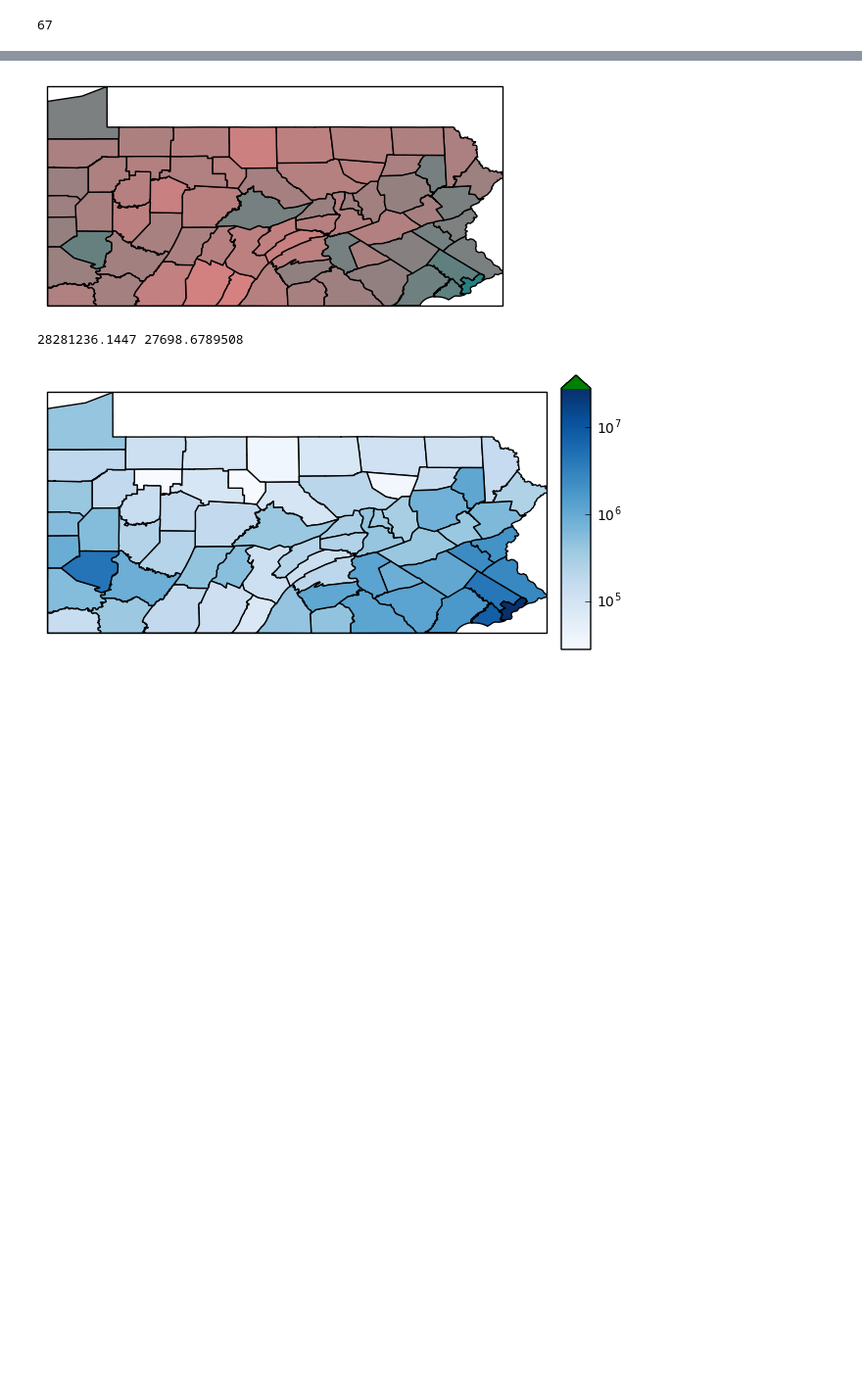
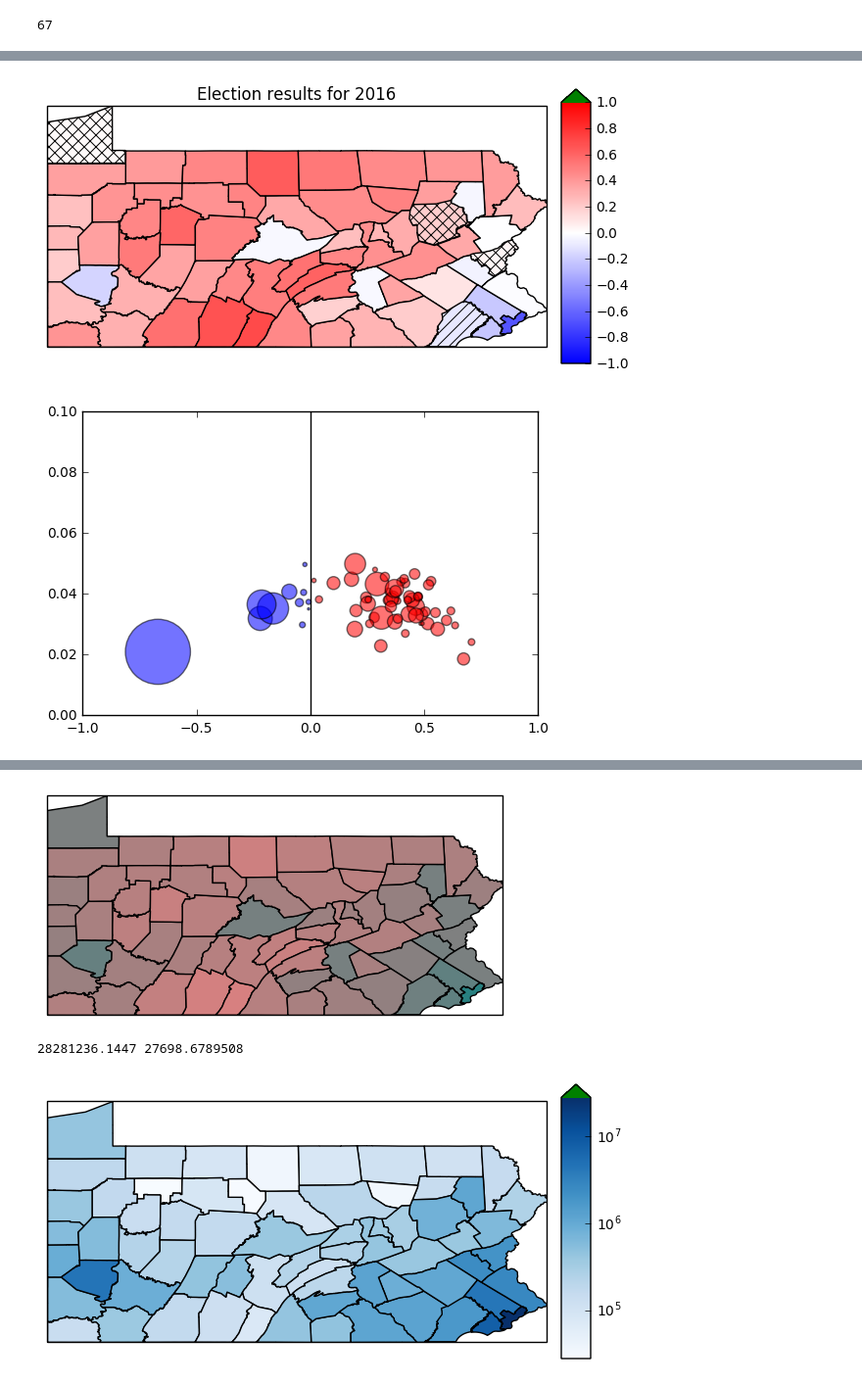
Before and after one commit to oderby/elections_2016, a Jupyter notebook: plot_pa.ipynb, the cells around one changed output, grey strips where cells are left out. Shown at 98% size. Cells and saved outputs as stored; diff of their text form; code cells hidden in the pictures; blank space fills up the shorter version.

```diff
--- a/plot_pa.ipynb
+++ b/plot_pa.ipynb
@@ -60,5 +54,5 @@ from ternary.helpers import simplex_iterator
 # %%
-def plot_pa_data(colors, cmap=None, norm=None, hatch=None):
+def plot_pa_data(colors, title=None, cmap=None, norm=None, hatch=None, show=True):
     if cmap is not None:
         fig = plt.figure()#figsize=(8, 3))
         ax = fig.add_axes([0.05, 0.05, 0.85, 0.9], projection=ccrs.PlateCarree())
@@ -68,14 +62,18 @@ def plot_pa_data(colors, cmap=None, norm=None, hatch=None):
 
     for county,v in COUNTY_SHAPES.items():
         color = colors[county]
-        cf = cfeature.ShapelyFeature([v], ccrs.PlateCarree())
-        kwargs = {"facecolor":color}
+        cf = cfeature.ShapelyFeature([v], ccrs.PlateCarree(), label=county)
+        kwargs = {"facecolor":color, "label": county}
         if hatch is not None and county in hatch:
             kwargs["hatch"] = hatch[county]
-        ax.add_feature(cf, **kwargs)
+        artist = ax.add_feature(cf, **kwargs)
+        artist.set_label(county)
 
     ax.set_extent([-80.5198510000000027,-74.7215190000000007,39.7211469999999949,42.5160720000000012])
     ax.set_aspect(1)
     if cmap is not None:
         cb1 = mpl.colorbar.ColorbarBase(ax2, cmap=cmap, norm=norm, extend='max')
-    plt.show()
+    if title is not None:
+        ax.set_title(title)
+    if show:
+        plt.show()
@@ -158,0 +280,31 @@ voter turnout for state was 68.6% (6006568 of 8755588)
+# %%
+def plot_year_results(year):
+    results = get_year_results(year)
+    counties = results.keys()
+
+    colormap = cm.get_cmap("bwr")
+    colormap.set_bad('orange')
+    colormap.set_over('g')
+    colormap.set_under('k')
+    norm = clrs.Normalize(vmin=-1, vmax=1)
+    sm = cm.ScalarMappable(norm=norm, cmap=colormap)
+
+    colors = {c: sm.to_rgba(results[c]['value'][0]) for c in counties}
+    flipped = {c: '//' if results[c]['winner'] == DEM else 'xx' for c in counties if results[c]['flipped']}
+
+    plot_pa_data(colors, hatch=flipped, title="Election results for " + str(year),
+                cmap=colormap, norm=norm)
+
+    plt.scatter([results[c]['value'][0] for c in counties], [results[c]['value'][1] for c in counties],
+                c=[[1,0,0] if results[c]['winner'] == REP else [0,0,1] for c in counties],
+                s=[abs(results[c]['value'][0])*results[c]['total']/200 for c in counties],
+#                 s=[results[c]['total']/200 for c in counties],
+                alpha=0.55)
+    plt.ylim([0,0.1])
+    plt.plot([0,0],[0,0.8], 'k')
+    plt.xlim([-1,1])
+    plt.show()
+plot_year_results(2016)
+# %% [output]
+[figure, added]
+[figure, added]
```
Also changed, not shown: parts of 32 cells of this notebook.
